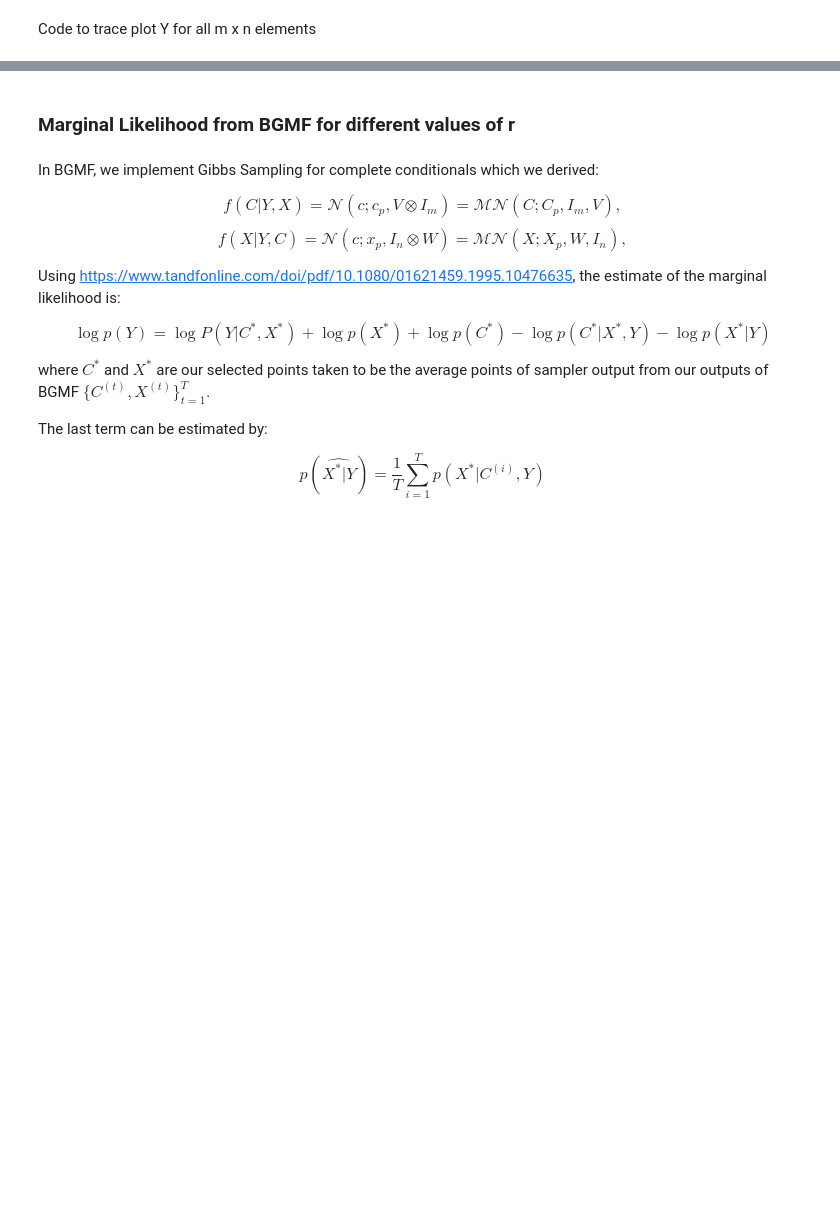
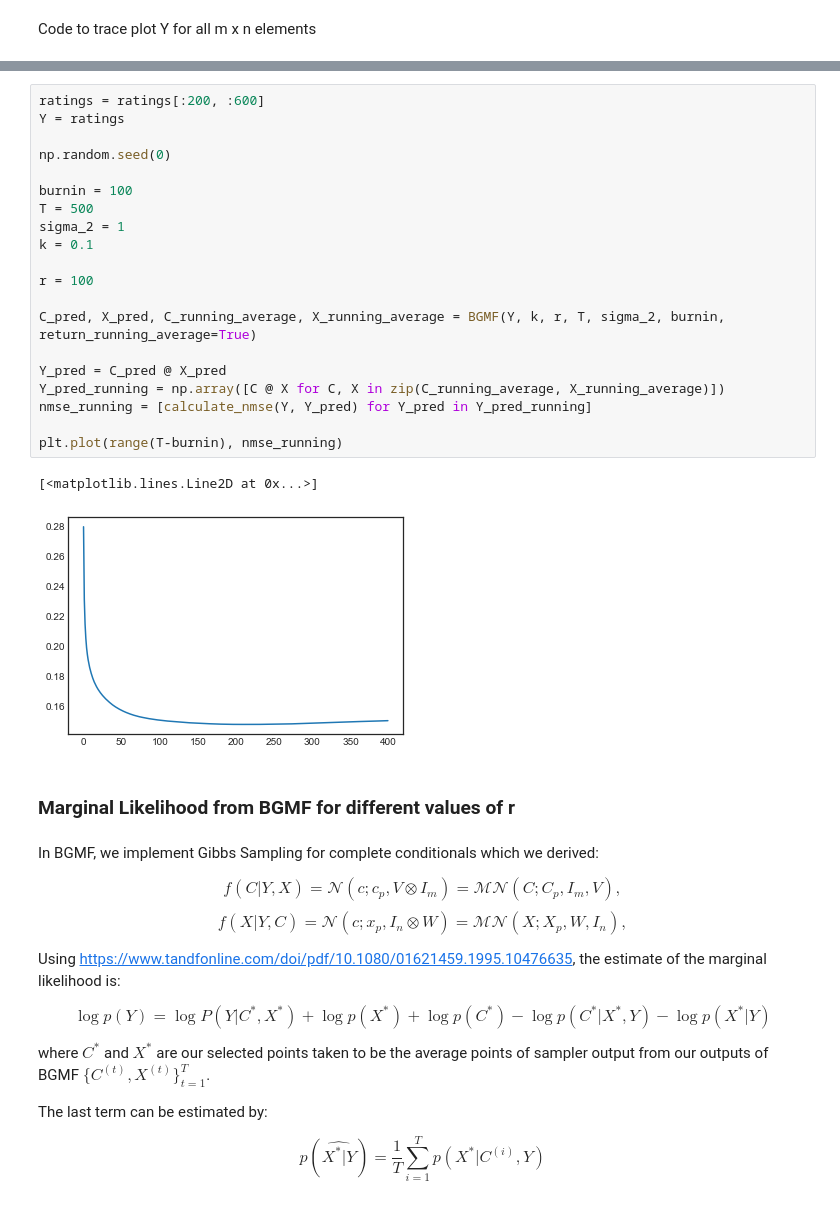
Before and after one commit to T0NY1302/Bayesian-Matrix-Factorisation, a Jupyter notebook: Bayesian_Matrix_Variate_Gaussian_Matrix_Factorisation.ipynb, the cells around one changed output, grey strips where cells are left out. Cells and saved outputs as stored; diff of their text form; blank space fills up the shorter version.

```diff
--- a/Bayesian_Matrix_Variate_Gaussian_Matrix_Factorisation.ipynb
+++ b/Bayesian_Matrix_Variate_Gaussian_Matrix_Factorisation.ipynb
@@ -211,3 +238,26 @@ plt.show()
+# %%
+ratings = ratings[:200, :600]
+Y = ratings
+
+np.random.seed(0)
+
+burnin = 100
+T = 500
+sigma_2 = 1
+k = 0.1
+
+r = 100
+
+C_pred, X_pred, C_running_average, X_running_average = BGMF(Y, k, r, T, sigma_2, burnin, return_running_average=True)
+
+Y_pred = C_pred @ X_pred
+Y_pred_running = np.array([C @ X for C, X in zip(C_running_average, X_running_average)])
+nmse_running = [calculate_nmse(Y, Y_pred) for Y_pred in Y_pred_running]
+
+plt.plot(range(T-burnin), nmse_running)
+# %% [output]
+[<matplotlib.lines.Line2D at 0x...>]
+[figure, added]
 # %% [markdown]
 ### Marginal Likelihood from BGMF for different values of r
 # %% [markdown]
```
Also changed, not shown: parts of 8 cells of this notebook.
